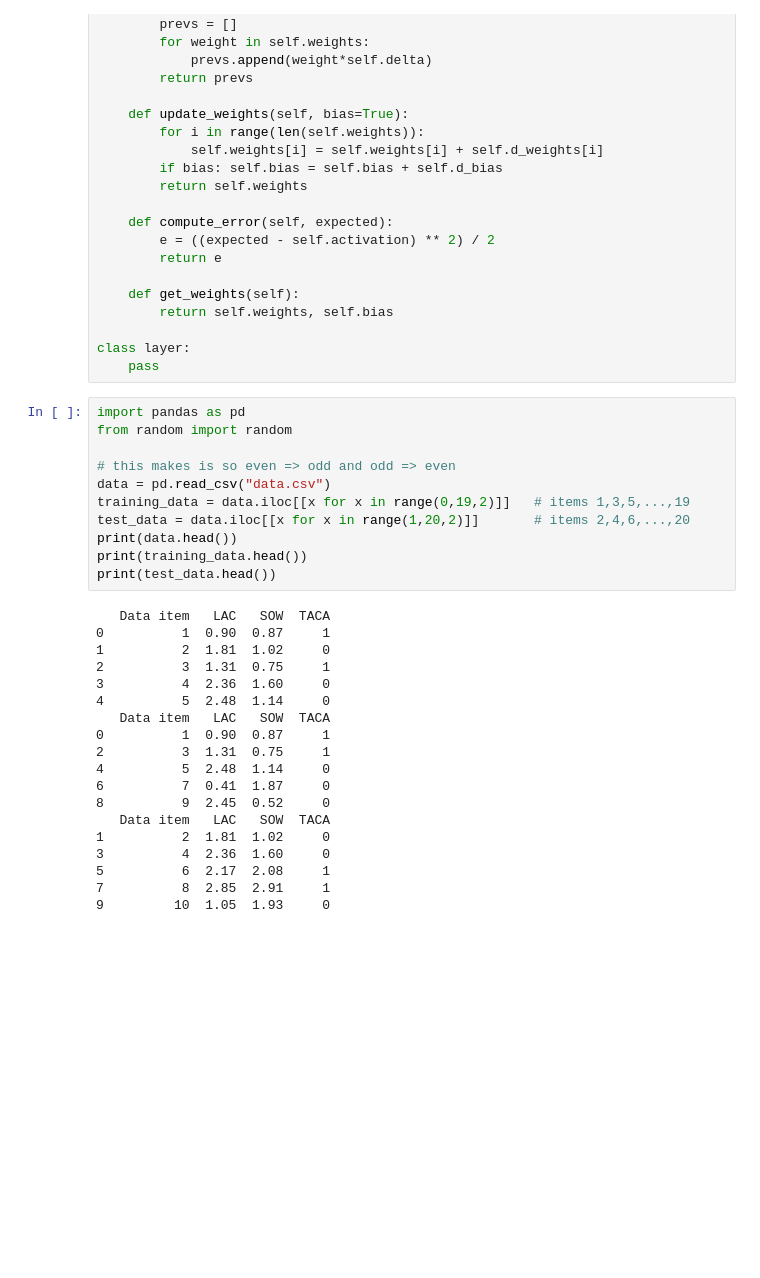
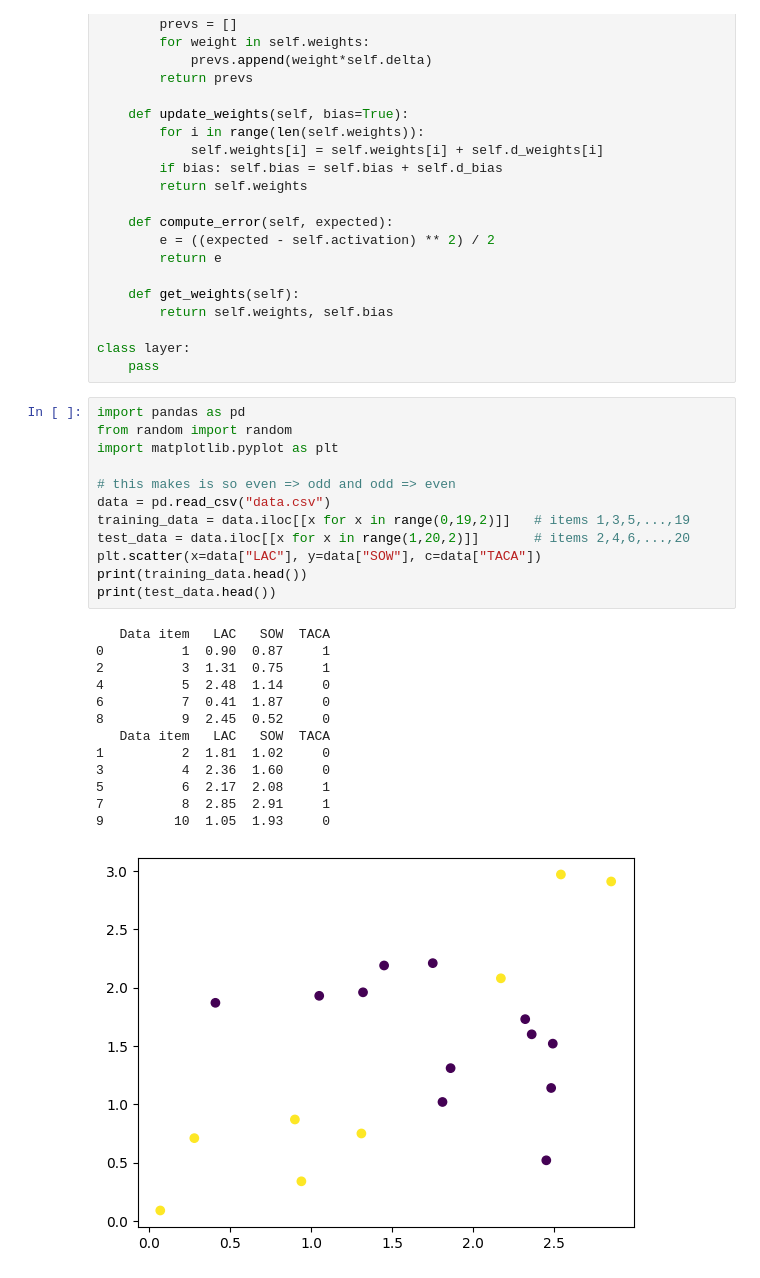
Before and after one commit to CTrigger134679/NeuralNetworkProject, a Jupyter notebook: singlePerceptron.ipynb, the cells around one changed output. Drawn from its saved outputs; the diff is of its cells as text; blank space fills up the shorter version.

```diff
--- a/singlePerceptron.ipynb
+++ b/singlePerceptron.ipynb
@@ -65,30 +65,26 @@ class layer:
 # %%
 import pandas as pd
 from random import random
+import matplotlib.pyplot as plt
 
 # this makes is so even => odd and odd => even
 data = pd.read_csv("data.csv")
 training_data = data.iloc[[x for x in range(0,19,2)]]   # items 1,3,5,...,19
 test_data = data.iloc[[x for x in range(1,20,2)]]       # items 2,4,6,...,20
-print(data.head())
+plt.scatter(x=data["LAC"], y=data["SOW"], c=data["TACA"])
 print(training_data.head())
 print(test_data.head())
 # %% [output]
-   Data item   LAC   SOW  TACA
-0          1  0.90  0.87     1
-1          2  1.81  1.02     0
-2          3  1.31  0.75     1
-3          4  2.36  1.60     0
-4          5  2.48  1.14     0
    Data item   LAC   SOW  TACA
 0          1  0.90  0.87     1
 2          3  1.31  0.75     1
 4          5  2.48  1.14     0
 6          7  0.41  1.87     0
 8          9  2.45  0.52     0
    Data item   LAC   SOW  TACA
 1          2  1.81  1.02     0
 3          4  2.36  1.60     0
 5          6  2.17  2.08     1
 7          8  2.85  2.91     1
 9         10  1.05  1.93     0
+[figure, added]
```
Also changed, not shown: parts of 16 cells of this notebook, 1 other file.
